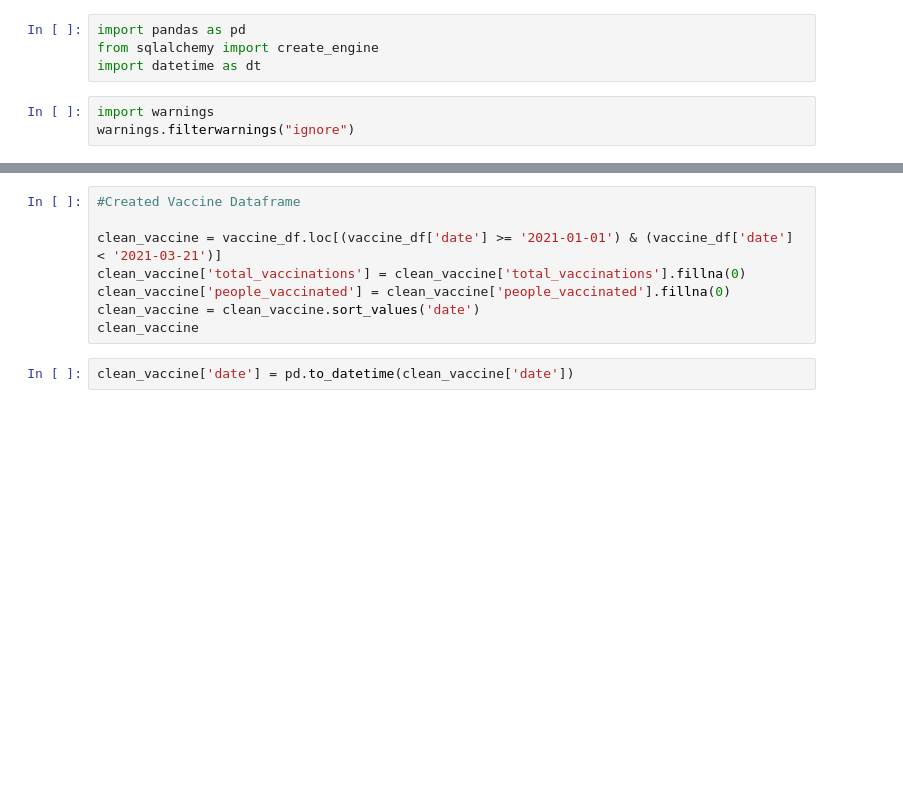
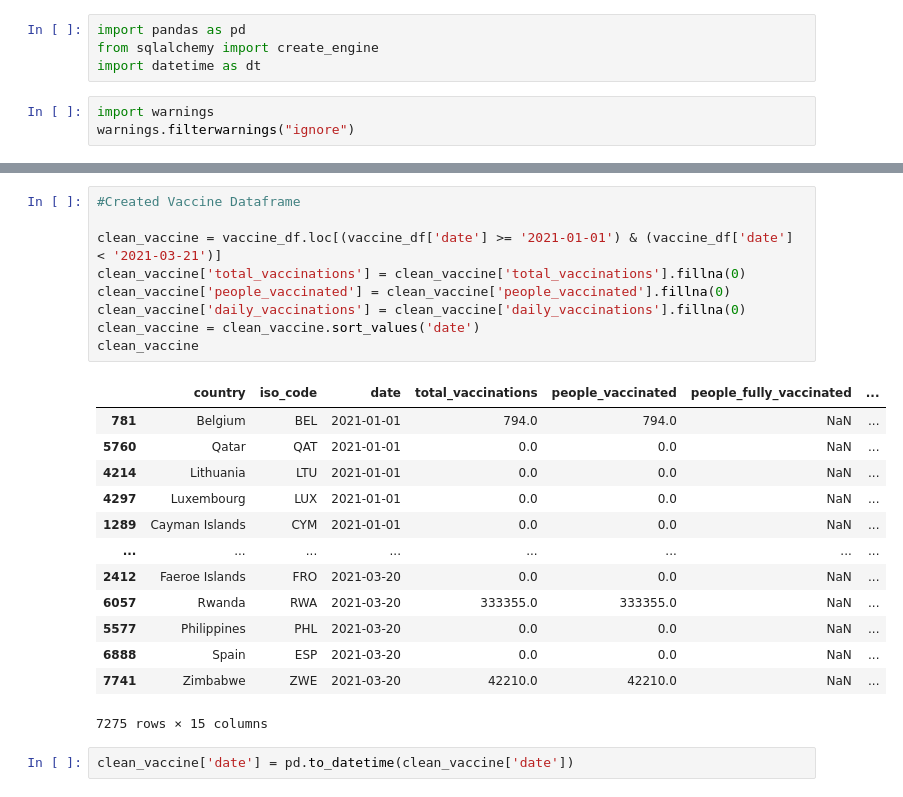
Before and after one commit to chrispope12391/ETL-Challenge, a Jupyter notebook: Untitled.ipynb, the cells around one changed output, grey strips where cells are left out. Drawn from its saved outputs; the diff is of its cells as text; blank space fills up the shorter version.

```diff
--- a/Untitled.ipynb
+++ b/Untitled.ipynb
@@ -14,11 +28,26 @@ vaccine_df
 # %%
 #Created Vaccine Dataframe
 
 clean_vaccine = vaccine_df.loc[(vaccine_df['date'] >= '2021-01-01') & (vaccine_df['date'] < '2021-03-21')]
 clean_vaccine['total_vaccinations'] = clean_vaccine['total_vaccinations'].fillna(0)
 clean_vaccine['people_vaccinated'] = clean_vaccine['people_vaccinated'].fillna(0)
+clean_vaccine['daily_vaccinations'] = clean_vaccine['daily_vaccinations'].fillna(0)
 clean_vaccine = clean_vaccine.sort_values('date')
 clean_vaccine
+# %% [output]
+|  | country | iso_code | date | total_vaccinations | people_vaccinated | people_fully_vaccinated | ... |
+| 781 | Belgium | BEL | 2021-01-01 | 794.0 | 794.0 | NaN | ... |
+| 5760 | Qatar | QAT | 2021-01-01 | 0.0 | 0.0 | NaN | ... |
+| 4214 | Lithuania | LTU | 2021-01-01 | 0.0 | 0.0 | NaN | ... |
+| 4297 | Luxembourg | LUX | 2021-01-01 | 0.0 | 0.0 | NaN | ... |
+| 1289 | Cayman Islands | CYM | 2021-01-01 | 0.0 | 0.0 | NaN | ... |
+| ... | ... | ... | ... | ... | ... | ... | ... |
+| 2412 | Faeroe Islands | FRO | 2021-03-20 | 0.0 | 0.0 | NaN | ... |
+| 6057 | Rwanda | RWA | 2021-03-20 | 333355.0 | 333355.0 | NaN | ... |
+| 5577 | Philippines | PHL | 2021-03-20 | 0.0 | 0.0 | NaN | ... |
+| 6888 | Spain | ESP | 2021-03-20 | 0.0 | 0.0 | NaN | ... |
+| 7741 | Zimbabwe | ZWE | 2021-03-20 | 42210.0 | 42210.0 | NaN | ... |
+7275 rows × 15 columns
 # %%
 clean_vaccine['date'] = pd.to_datetime(clean_vaccine['date'])
 # %%
```
Also changed, not shown: parts of 9 cells of this notebook.
